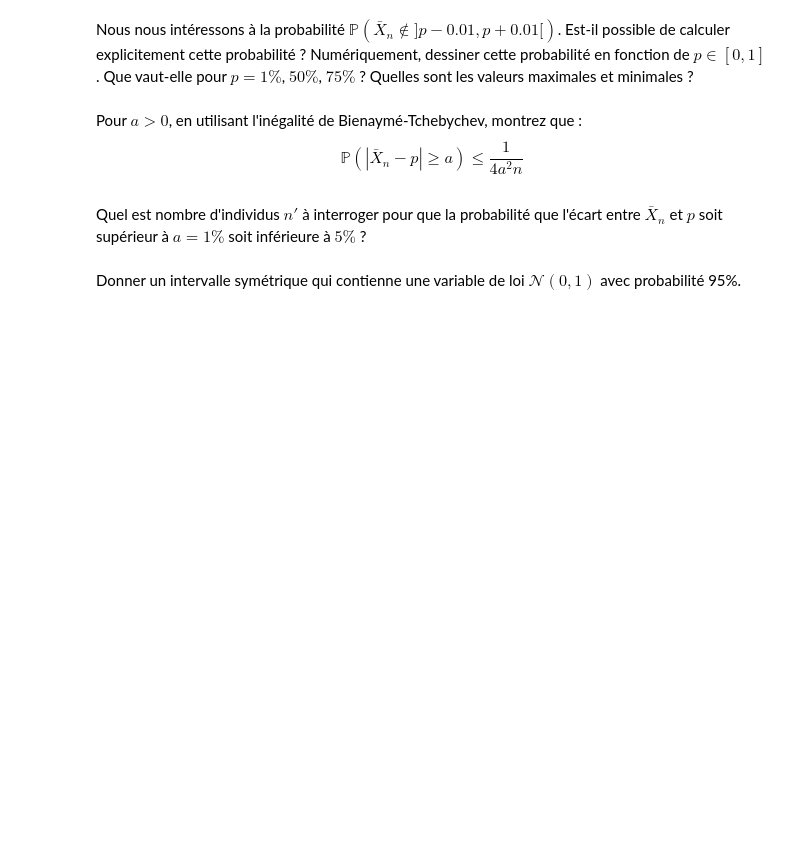
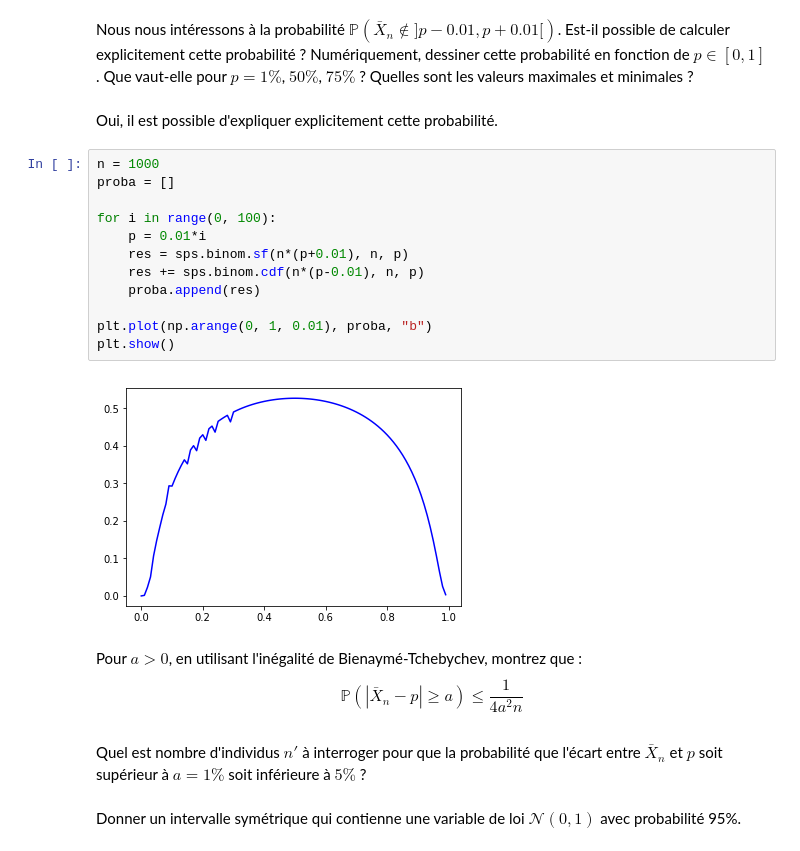
Before and after one commit to Caucorico/ESIPE, a Jupyter notebook: Math/TP-01/TP1-etudiants.ipynb, the cells around one changed output. Drawn from its saved outputs; the diff is of its cells as text; blank space fills up the shorter version.

```diff
--- a/Math/TP-01/TP1-etudiants.ipynb
+++ b/Math/TP-01/TP1-etudiants.ipynb
@@ -983,5 +989,21 @@ print(binomial)
 # %% [markdown]
 Nous nous intéressons à la probabilité $\mathbb{P}(\bar{X}_n\notin ] p- 0.01,p+0.01[)$. Est-il possible de calculer explicitement cette probabilité ? Numériquement, dessiner cette probabilité en fonction de $p\in [0,1]$. Que vaut-elle pour $p=1\%$, $50\%$, $75\%$ ? Quelles sont les valeurs maximales et minimales ?
+# %% [markdown]
+Oui, il est possible d'expliquer explicitement cette probabilité.
+# %%
+n = 1000
+proba = []
+
+for i in range(0, 100):
+    p = 0.01*i
+    res = sps.binom.sf(n*(p+0.01), n, p)
+    res += sps.binom.cdf(n*(p-0.01), n, p)
+    proba.append(res)
+
+plt.plot(np.arange(0, 1, 0.01), proba, "b")
+plt.show()
+# %% [output]
+[figure, added]
 # %% [markdown]
 Pour $a>0$, en utilisant l'inégalité de Bienaymé-Tchebychev, montrez que :
 $$\mathbb{P}\left(\left|\bar{X}_n-p\right|\geq a\right)\leq \frac{1}{4a^2 n}$$
```
Also changed, not shown: parts of 3 cells of this notebook.
